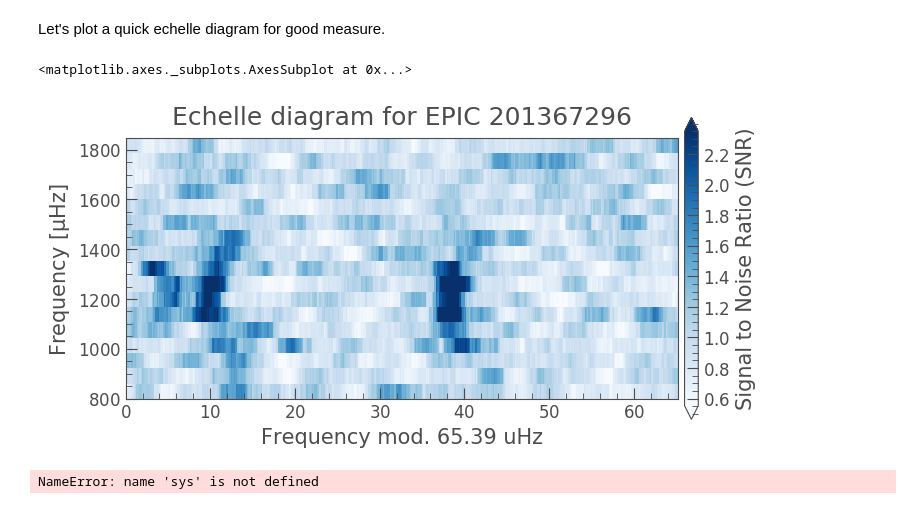
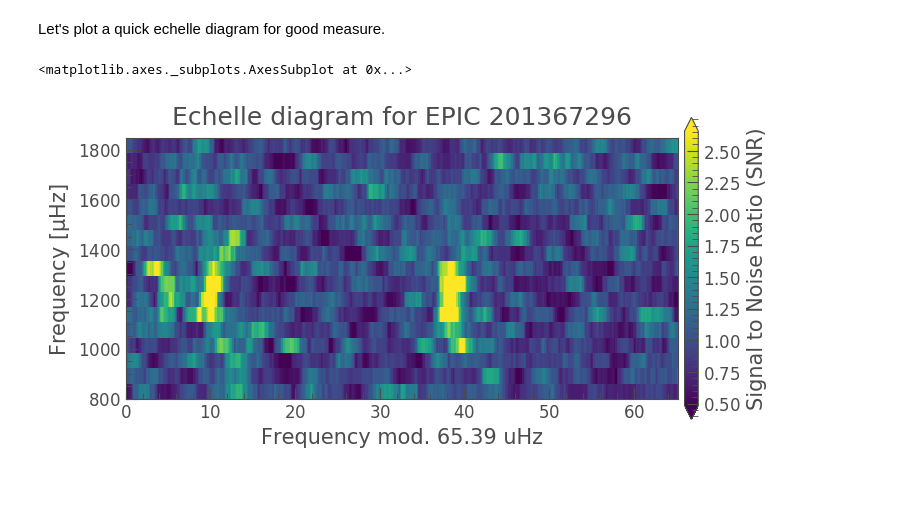
Before and after one commit to ojhall94/TASC5_lightkurve, a Jupyter notebook: Notebooks/K2-example.ipynb, the cells around one changed output. Cells and saved outputs as stored; diff of their text form; code cells hidden in the pictures.

```diff
--- a/Notebooks/K2-example.ipynb
+++ b/Notebooks/K2-example.ipynb
@@ -113,11 +113,7 @@ Looks like they're all in the right ballpark, neat! Especially the lock on $\Del
 # %% [markdown]
 Let's plot a quick echelle diagram for good measure.
 # %%
-butler.plot_echelle(smooth_filter_width=3.)
+butler.plot_echelle(smooth_filter_width=2., cmap='viridis')
 # %% [output]
 <matplotlib.axes._subplots.AxesSubplot at 0x...>
-[figure, old version]
+[figure, new version]
-# %%
-sys.exit()
-# %% [output]
-NameError: name 'sys' is not defined
```
Also changed, not shown: parts of 10 cells of this notebook, 1 other file.
